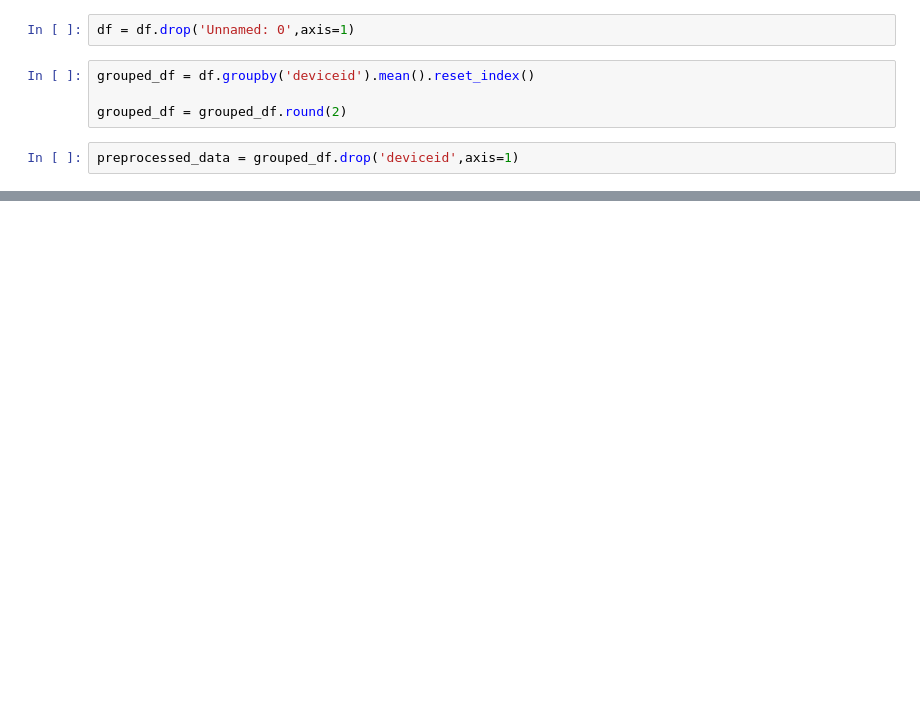
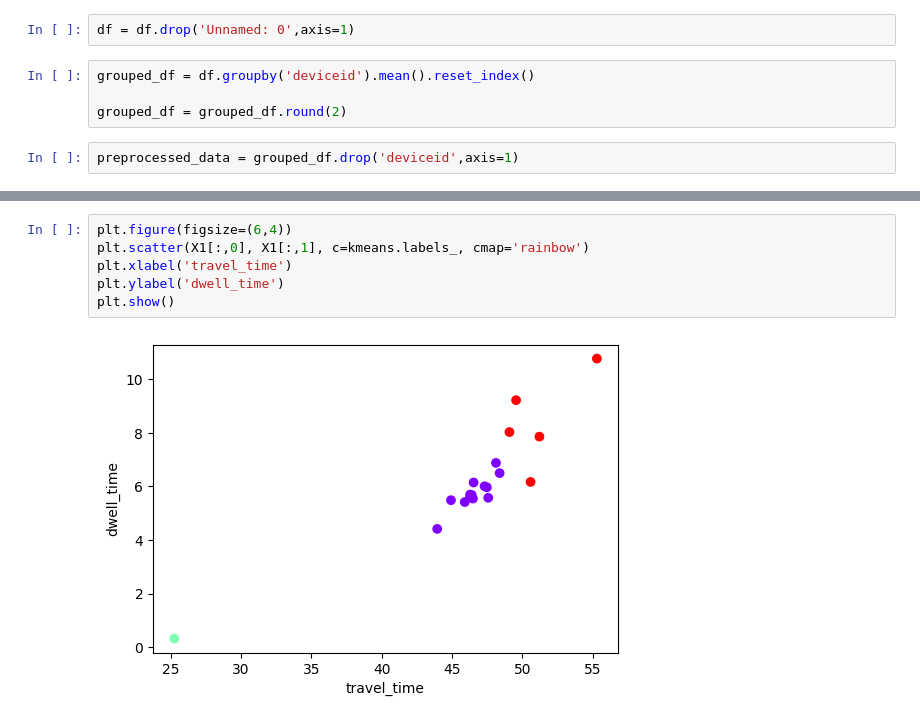
Before and after one commit to ShanukaLakshan/Realtime-GPS-Bus---Data-Science-Project, a Jupyter notebook: Analysis/bus_clustering.ipynb, the cells around one changed output, grey strips where cells are left out. Drawn from its saved outputs; the diff is of its cells as text; blank space fills up the shorter version.

```diff
--- a/Analysis/bus_clustering.ipynb
+++ b/Analysis/bus_clustering.ipynb
@@ -41,0 +105,8 @@ preprocessed_data
+# %%
+plt.figure(figsize=(6,4))
+plt.scatter(X1[:,0], X1[:,1], c=kmeans.labels_, cmap='rainbow')
+plt.xlabel('travel_time')
+plt.ylabel('dwell_time')
+plt.show()
+# %% [output]
+[figure, added]
```
Also changed, not shown: parts of 11 cells of this notebook.
